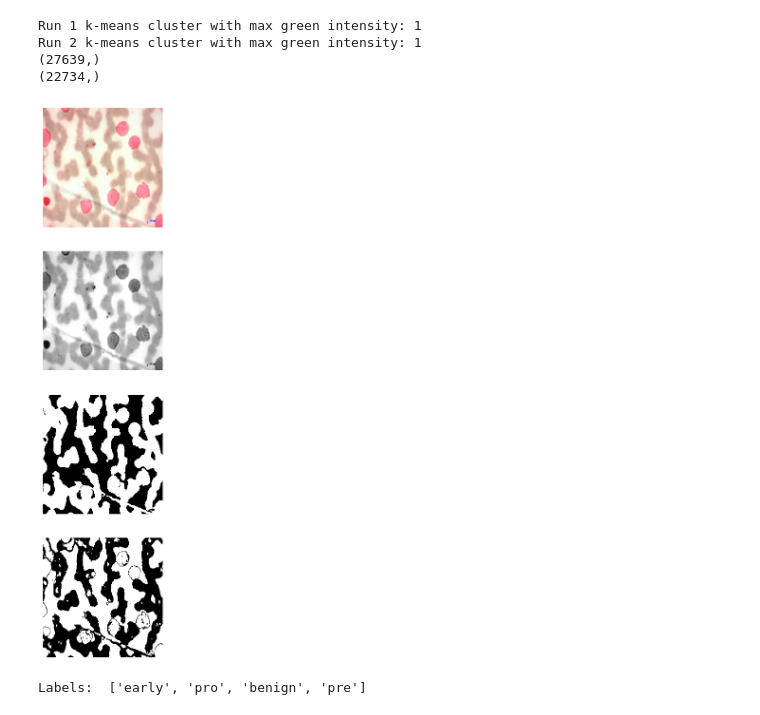
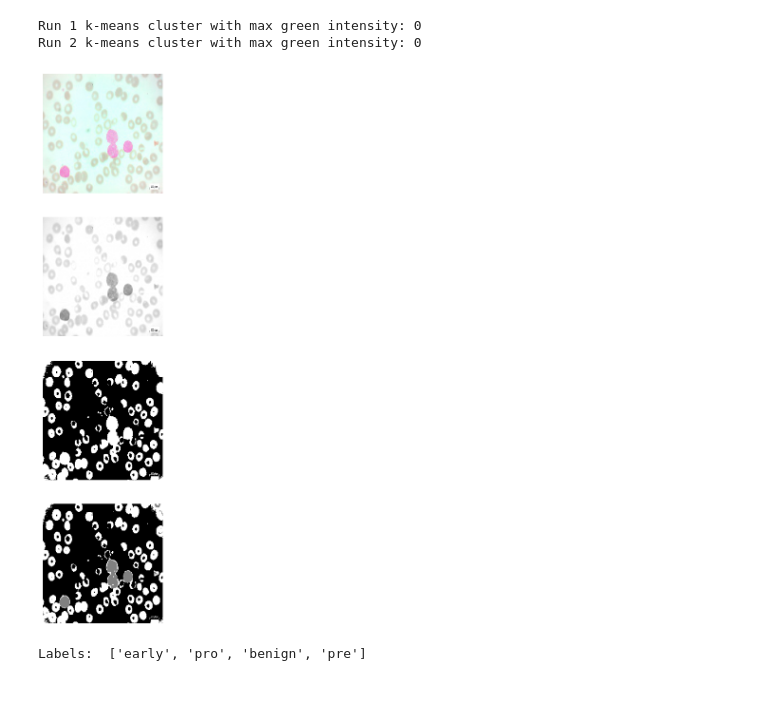
Before and after one commit to Fnriquel/281-Project, a Jupyter notebook: pre_seg_feat_svm.ipynb, the cells around one changed output. Cells and saved outputs as stored; diff of their text form; code cells hidden in the pictures.

```diff
--- a/pre_seg_feat_svm.ipynb
+++ b/pre_seg_feat_svm.ipynb
@@ -73,14 +73,9 @@ def img_seg(path, verbose=False):
   if verbose: print("Run 2 k-means cluster with max green intensity:", cl2)
 
   # create mask for highest intensity cluster
-  mask2 = np.ones(vec.shape)
-
-  #mask2[
-  print(np.where(km.labels_ != cl)[0].shape)
-
-  print(np.where(km.labels_ != cl)[0][km2.labels_ == cl2].shape)
-
-  mask2[np.where(km.labels_ != cl)[0][km2.labels_ == cl2]] = 0
+  mask2 = np.zeros(vec.shape)
+  mask2[(km.labels_ != cl)] = 1
+  mask2[np.where(km.labels_ != cl)[0][km2.labels_ != cl2]] = 0.5
 
   mask2 = mask2.reshape(green_shape)
 
@@ -105,13 +100,11 @@ def img_seg(path, verbose=False):
 
     plt.show()
 # %%
-img_seg('data/train/Early/001.jpg', verbose=True)
+img_seg('data/train/Pro/001.jpg', verbose=True)
 # %% [output]
-Run 1 k-means cluster with max green intensity: 1
-Run 2 k-means cluster with max green intensity: 1
-(27639,)
-(22734,)
+Run 1 k-means cluster with max green intensity: 0
+Run 2 k-means cluster with max green intensity: 0
-[figure, old version]
+[figure, new version]
 # %%
 # define base path and Path objects for different image sets
 img_path_base = 'data/'
```
